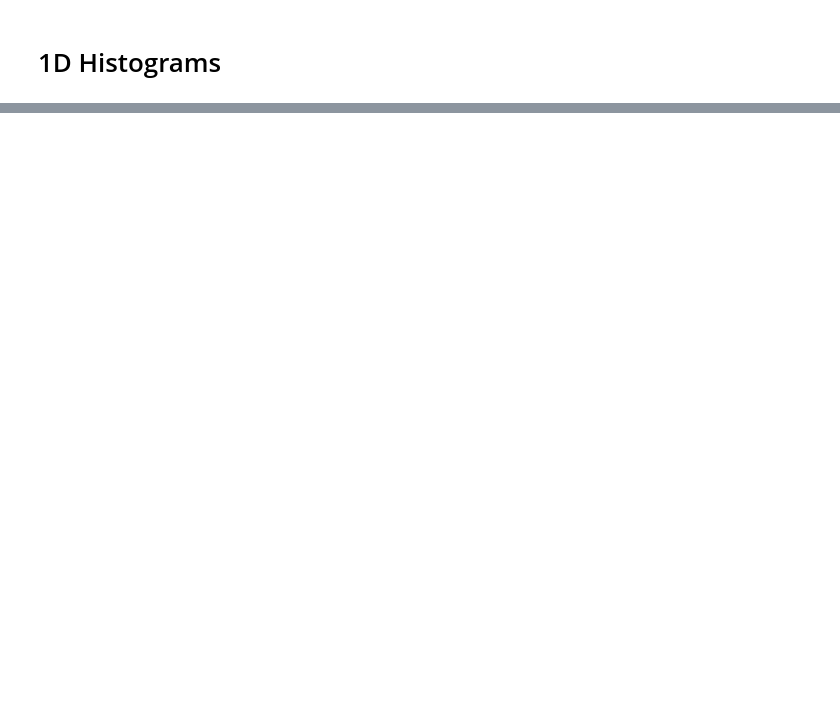
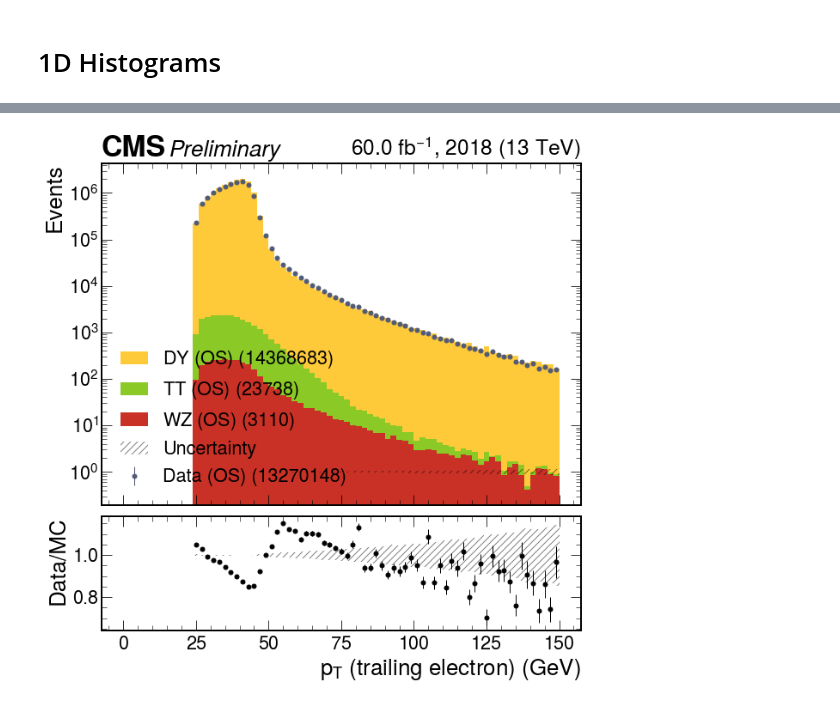
Before and after one commit to JacksonWallace/FCNC, a Jupyter notebook: notebooks/Dielectron Mass.ipynb, the cells around one changed output, grey strips where cells are left out. Cells and saved outputs as stored; diff of their text form; code cells hidden in the pictures; blank space fills up the shorter version.

```diff
--- a/notebooks/Dielectron Mass.ipynb
+++ b/notebooks/Dielectron Mass.ipynb
@@ -588,20 +938,25 @@ fig.savefig('/home/users/ewallace/public_html/FCNC/zpt(l)_data.pdf')
 # %%
-hists ={'pt_OS_data2': h2,
-        'pt_OS_DY2': h2_DY,
-        'pt_OS_TT2': h2_TT,
+hists = {
+    'pt_data2_OS': h2,
+    'pt_DY2_OS':   h2_DY,
+    'pt_TT2_OS':   h2_TT,
+    'pt_WZ2_OS':   h2_WZ,
 }
 
-hists['pt_OS_DY2'].label = '$DY\ (OS)$'
-hists['pt_OS_DY2'].color = '#FFCA3A'
+hists['pt_DY2_OS'].label = '$DY\ (OS)$'
+hists['pt_DY2_OS'].color = '#FFCA3A'
 
-hists['pt_OS_TT2'].label = '$TT\ (OS)$'
-hists['pt_OS_TT2'].color = '#8AC926'
+hists['pt_TT2_OS'].label = '$TT\ (OS)$'
+hists['pt_TT2_OS'].color = '#8AC926'
 
-keys = ['pt_OS_DY2', 'pt_OS_TT2']
+hists['pt_WZ2_OS'].label = '$WZ\ (OS)$'
+hists['pt_WZ2_OS'].color = '#C93126'
+
+keys = ['pt_WZ2_OS', 'pt_TT2_OS', 'pt_DY2_OS']
 
 total_mc = get_total(hists, keys)
 
-ratio = (hists['pt_OS_data2']).divide(hists['pt_OS_TT2']+hists['pt_OS_DY2'])
+ratio = (hists['pt_data2_OS']).divide(hists['pt_TT2_OS']+hists['pt_DY2_OS']+hists['pt_WZ2_OS'])
 # %%
 fig, (ax, rax) = plt.subplots(2,1,figsize=(10,10), gridspec_kw={"height_ratios": (3, 1), "hspace": 0.05}, sharex=True)
 hep.cms.label(
@@ -615,7 +970,7 @@ hep.cms.label(
 
 hep.histplot(
     [hists[x].counts for x in keys ],
-    hists['pt_OS_DY2'].edges,
+    hists['pt_DY2_OS'].edges,
     w2=[hists[x].errors**2 for x in keys ],
     histtype="fill",
     stack=True,
@@ -623,38 +978,40 @@ hep.histplot(
     color=[ hists[x].color for x in keys ],
     ax=ax)
 
 hep.histplot(
-    [hists['pt_OS_data2'].counts],
-    hists['pt_OS_data2'].edges,
-    w2=hists['pt_OS_data2'].errors**2,
+    [hists['pt_data2_OS'].counts],
+    hists['pt_data2_OS'].edges,
+    w2=hists['pt_data2_OS'].errors**2,
     histtype="errorbar",
     stack=False,
-    label=['%s (%.0f)'%('Data (OS)', np.sum(hists['pt_OS_data2'].counts))],
+    label=['%s (%.0f)'%('Data (OS)', np.sum(hists['pt_data2_OS'].counts))],
     color=['#525B76'],
     ax=ax)
 
 hep.histplot(
     [ratio.counts],
     ratio.edges,
-    w2=[hists['pt_OS_data2'].counts/(hists['pt_OS_TT2'].counts+hists['pt_OS_DY2'].counts)**2],
+    w2=[hists['pt_data2_OS'].counts/(hists['pt_TT2_OS'].counts+hists['pt_DY2_OS'].counts+hists['pt_WZ2_OS'].counts)**2],
     histtype="errorbar",
     color=['black'],
     ax=rax)
 
-rax.set_ylim(0.5,1.5)
+#rax.set_ylim(0.5,1.5)
 rax.set_xlabel(r'$p_{T}\ (trailing\ electron)\ (GeV)$')
 rax.set_ylabel(r'Data/MC')
 ax.set_ylabel(r'Events')
-#ax.set_yscale('log')
+ax.set_yscale('log')
 #ax.set_ylim(0.1,1e5)
 
 add_uncertainty(total_mc, ax, ratio=True)
 add_uncertainty(total_mc, rax, ratio=True)
 
 ax.legend()
 
 plt.show()
 
 fig.savefig('/home/users/ewallace/public_html/FCNC/zpt(t)_data.png')
 fig.savefig('/home/users/ewallace/public_html/FCNC/zpt(t)_data.pdf')
+# %% [output]
+[figure, added]
 # %%
```
Also changed, not shown: parts of 33 cells of this notebook, 13 other files.
